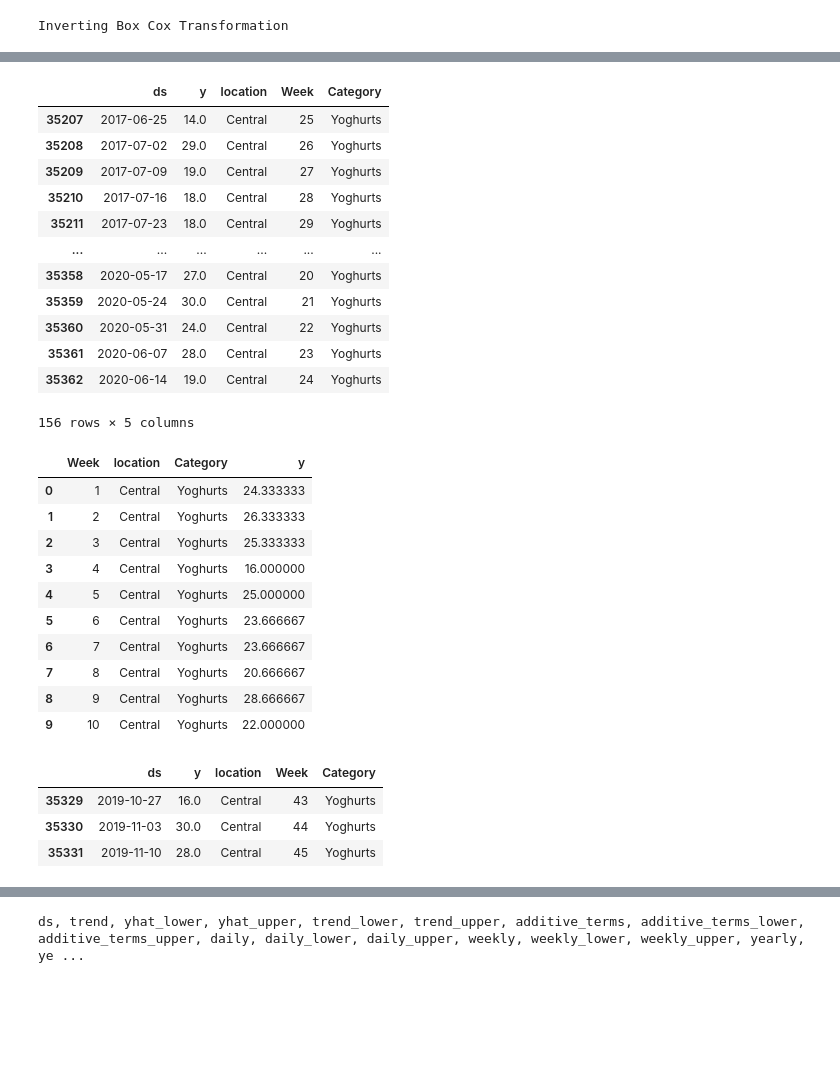
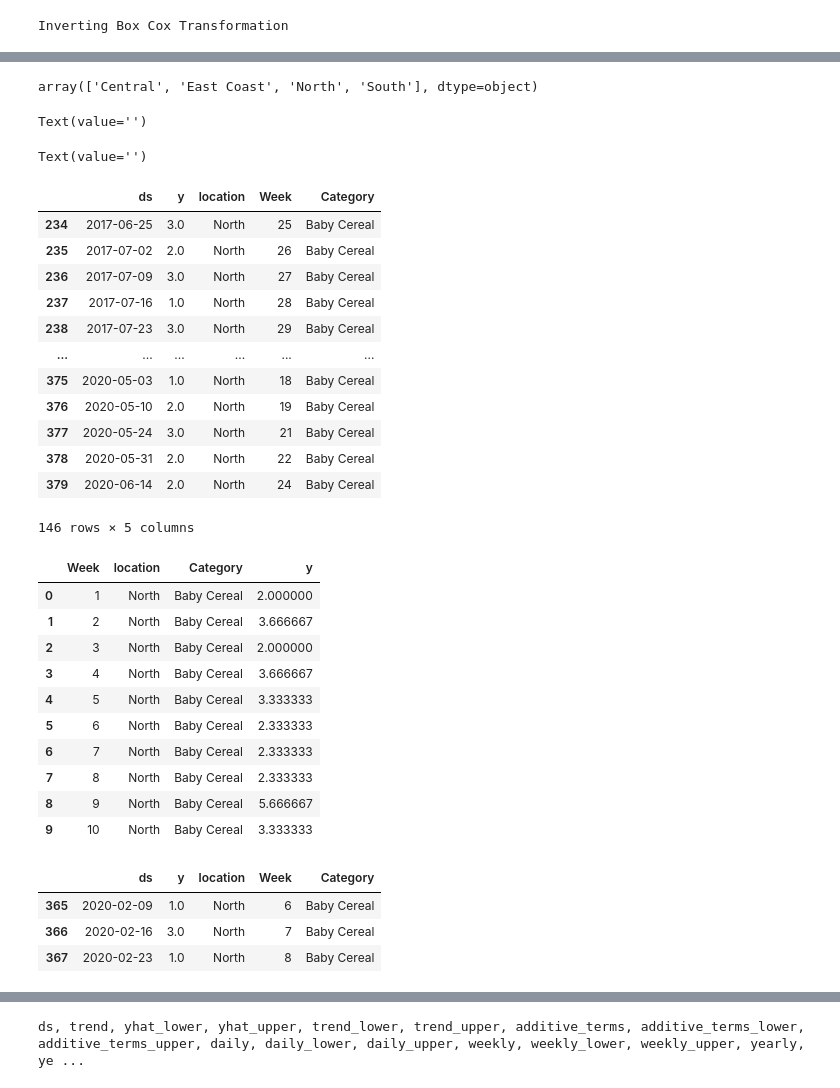
Before and after one commit to CornCobs/DSA3101project, a Jupyter notebook: experimental/Demand Forecasting with Deep Learning.ipynb, the cells around one changed output, grey strips where cells are left out. Drawn from its saved outputs; the diff is of its cells as text; code cells hidden in the pictures; blank space fills up the shorter version.

```diff
--- a/experimental/Demand Forecasting with Deep Learning.ipynb
+++ b/experimental/Demand Forecasting with Deep Learning.ipynb
@@ -736,8 +732,8 @@ merged_df
 38765 rows × 51 columns
 # %%
-#df_raw.drop('sales', axis=1, inplace=True)
-#merged_df.drop(['Date','sales'], axis=1, inplace=True)
-#merged_df.drop(['Category'], axis=1, inplace=True)
+df_raw.drop('sales', axis=1, inplace=True)
+merged_df.drop(['Date','sales'], axis=1, inplace=True)
+merged_df.drop(['Category'], axis=1, inplace=True)
 merged_df.drop(['location'], axis=1, inplace=True)
 # %%
 merged_df = merged_df * 1
@@ -930,42 +922,61 @@ df
+# %%
+df["location"].unique()
+# %% [output]
+array(['Central', 'East Coast', 'North', 'South'], dtype=object)
+# %%
+## input which item you want to forecast and press enter
+
+item = widgets.Text()
+display(item)
+# %% [output]
+Text(value='')
+# %%
+## input which store you want to forecast and press enter
+
+location = widgets.Text()
+display(location)
+# %% [output]
+Text(value='')
 # %%
-df_1 = df[df['Category'] == 'Yoghurts']
-df_2 = df_1[df_1['location'] == 'Central']
+# Rerun this if needed
+df_1 = df[df['Category'] == '{}'.format(item.value)]
+df_2 = df_1[df_1['location'] == '{}'.format(location.value)]
 # %%
 df_2
 # %% [output]
 |  | ds | y | location | Week | Category |
-| 35207 | 2017-06-25 | 14.0 | Central | 25 | Yoghurts |
-| 35208 | 2017-07-02 | 29.0 | Central | 26 | Yoghurts |
-| 35209 | 2017-07-09 | 19.0 | Central | 27 | Yoghurts |
-| 35210 | 2017-07-16 | 18.0 | Central | 28 | Yoghurts |
-| 35211 | 2017-07-23 | 18.0 | Central | 29 | Yoghurts |
+| 234 | 2017-06-25 | 3.0 | North | 25 | Baby Cereal |
+| 235 | 2017-07-02 | 2.0 | North | 26 | Baby Cereal |
+| 236 | 2017-07-09 | 3.0 | North | 27 | Baby Cereal |
+| 237 | 2017-07-16 | 1.0 | North | 28 | Baby Cereal |
+| 238 | 2017-07-23 | 3.0 | North | 29 | Baby Cereal |
 | ... | ... | ... | ... | ... | ... |
-| 35358 | 2020-05-17 | 27.0 | Central | 20 | Yoghurts |
-| 35359 | 2020-05-24 | 30.0 | Central | 21 | Yoghurts |
-| 35360 | 2020-05-31 | 24.0 | Central | 22 | Yoghurts |
-| 35361 | 2020-06-07 | 28.0 | Central | 23 | Yoghurts |
-| 35362 | 2020-06-14 | 19.0 | Central | 24 | Yoghurts |
+| 375 | 2020-05-03 | 1.0 | North | 18 | Baby Cereal |
+| 376 | 2020-05-10 | 2.0 | North | 19 | Baby Cereal |
+| 377 | 2020-05-24 | 3.0 | North | 21 | Baby Cereal |
+| 378 | 2020-05-31 | 2.0 | North | 22 | Baby Cereal |
+| 379 | 2020-06-14 | 2.0 | North | 24 | Baby Cereal |
-156 rows × 5 columns
+146 rows × 5 columns
 # %%
 df_2.groupby(['Week','location','Category'])['y'].mean().reset_index().head(10)
 # %% [output]
 |  | Week | location | Category | y |
-| 0 | 1 | Central | Yoghurts | 24.333333 |
-| 1 | 2 | Central | Yoghurts | 26.333333 |
-| 2 | 3 | Central | Yoghurts | 25.333333 |
-| 3 | 4 | Central | Yoghurts | 16.000000 |
-| 4 | 5 | Central | Yoghurts | 25.000000 |
-| 5 | 6 | Central | Yoghurts | 23.666667 |
-| 6 | 7 | Central | Yoghurts | 23.666667 |
-| 7 | 8 | Central | Yoghurts | 20.666667 |
-| 8 | 9 | Central | Yoghurts | 28.666667 |
-| 9 | 10 | Central | Yoghurts | 22.000000 |
+| 0 | 1 | North | Baby Cereal | 2.000000 |
+| 1 | 2 | North | Baby Cereal | 3.666667 |
+| 2 | 3 | North | Baby Cereal | 2.000000 |
+| 3 | 4 | North | Baby Cereal | 3.666667 |
+| 4 | 5 | North | Baby Cereal | 3.333333 |
+| 5 | 6 | North | Baby Cereal | 2.333333 |
+| 6 | 7 | North | Baby Cereal | 2.333333 |
+| 7 | 8 | North | Baby Cereal | 2.333333 |
+| 8 | 9 | North | Baby Cereal | 5.666667 |
+| 9 | 10 | North | Baby Cereal | 3.333333 |
 # %%
-prediction_size = 31
+prediction_size = 12
 train_df = df_2[:-prediction_size]
 train_df.tail(n=3)
 # %% [output]
 |  | ds | y | location | Week | Category |
-| 35329 | 2019-10-27 | 16.0 | Central | 43 | Yoghurts |
-| 35330 | 2019-11-03 | 30.0 | Central | 44 | Yoghurts |
-| 35331 | 2019-11-10 | 28.0 | Central | 45 | Yoghurts |
+| 365 | 2020-02-09 | 1.0 | North | 6 | Baby Cereal |
+| 366 | 2020-02-16 | 3.0 | North | 7 | Baby Cereal |
+| 367 | 2020-02-23 | 1.0 | North | 8 | Baby Cereal |
```
Also changed, not shown: parts of 55 cells of this notebook, 1 other file.
